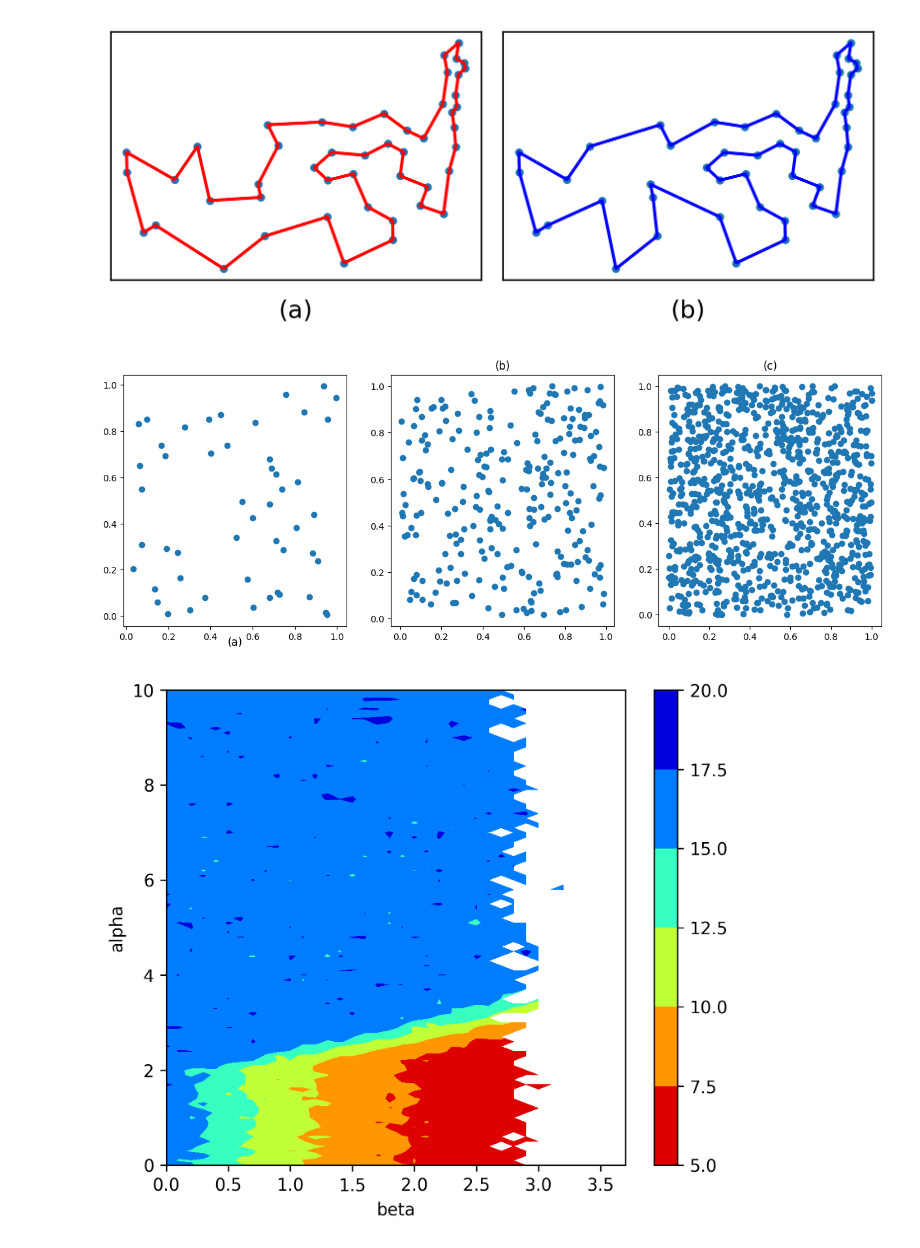
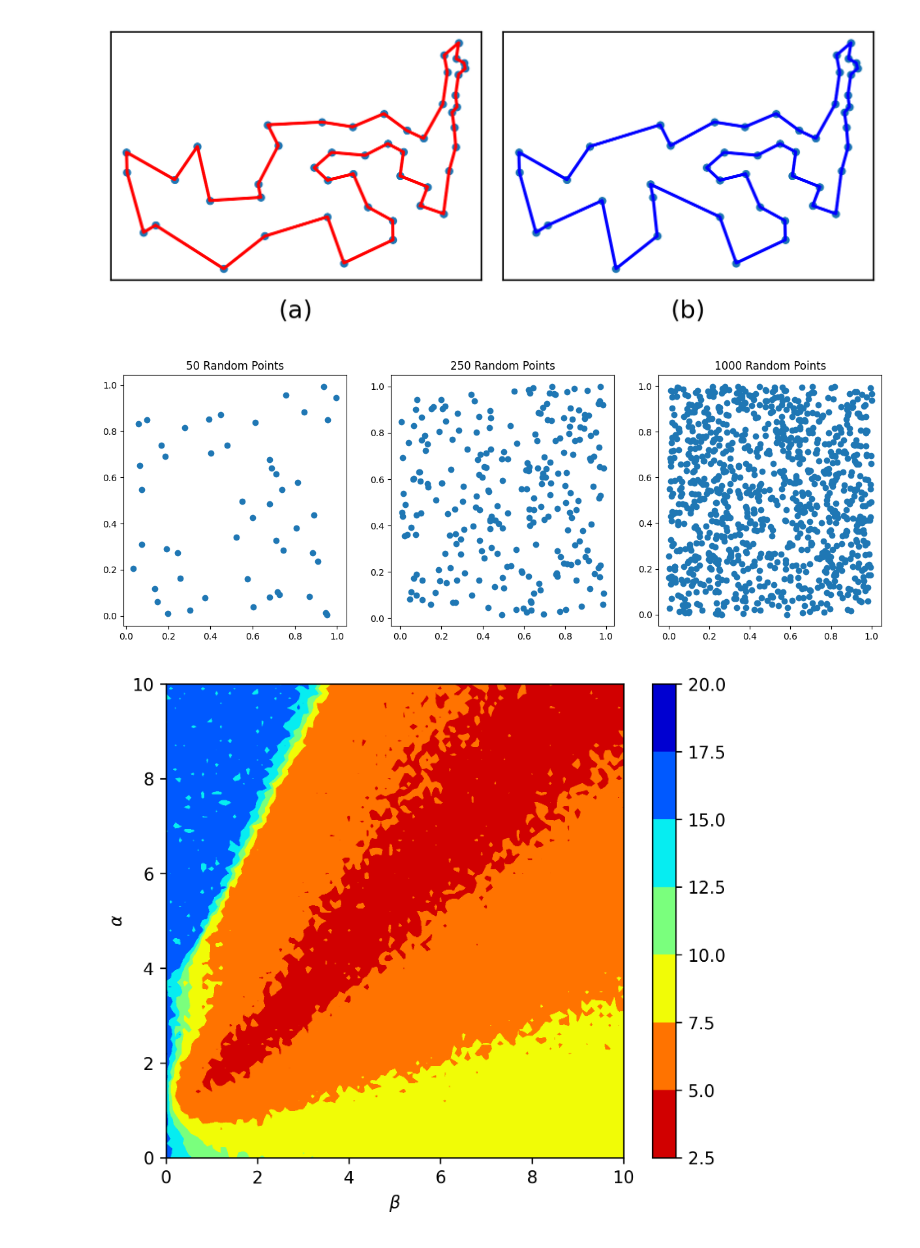
Before and after one commit to javierbosch/ACO, a Jupyter notebook: plots/plots.ipynb, the cells around one changed output. Saved outputs shown, nothing was run; the diff lists cells and outputs as text; code cells hidden in the pictures.

```diff
--- a/plots/plots.ipynb
+++ b/plots/plots.ipynb
@@ -320,31 +532,31 @@ axs[0].scatter(x1, y1)
 axs[1].scatter(x2, y2)
 axs[2].scatter(x3, y3)
 
-axs[0].set_title('(a)', y=-0.1)
-axs[1].set_title('(b)')
-axs[2].set_title('(c)')
+axs[0].set_title('50 Random Points')
+axs[1].set_title('250 Random Points')
+axs[2].set_title('1000 Random Points')
 
 plt.savefig('images/normal_random_maps.png', dpi=300)
 plt.show()
 # %% [output]
-[figure, old version]
+[figure, new version]
 # %%
 fig, axs = plt.subplots(1, 1, dpi = 300,  figsize=(6, 5))
 cmap = 'jet_r'
 levels = 5
-df = pd.read_csv(results_folder + 'deceptive1.csv')
-df = df[df['iteration']==5]
+raw = pd.read_csv(results_folder + 'normal_att48_alpha_beta-deceptive.csv')
+df = raw[raw['iteration']==50]
 df = df.groupby(['alpha','beta']).mean().reset_index()
 matrix = df.pivot(index='alpha', columns='beta', values='bestLength')
 X=matrix.columns.values
 Y=matrix.index.values
 Z=matrix.values
 #axs.set_title('Att48 - best length')
-axs.set_xlabel('beta')
-axs.set_ylabel('alpha')
+axs.set_xlabel(r'$\beta$')
+axs.set_ylabel(r'$\alpha$')
 cs = axs.contourf(X,Y,Z, 5, cmap=cmap)
 plt.colorbar(cs, ax=axs)
-plt.savefig('images/aaa.png')
+plt.savefig('images/normal_att48_alpha_beta-deceptive.png')
 plt.show()
 # %% [output]
-[figure, old version]
+[figure, new version]
```
Also changed, not shown: parts of 39 cells of this notebook, 56 other files.
